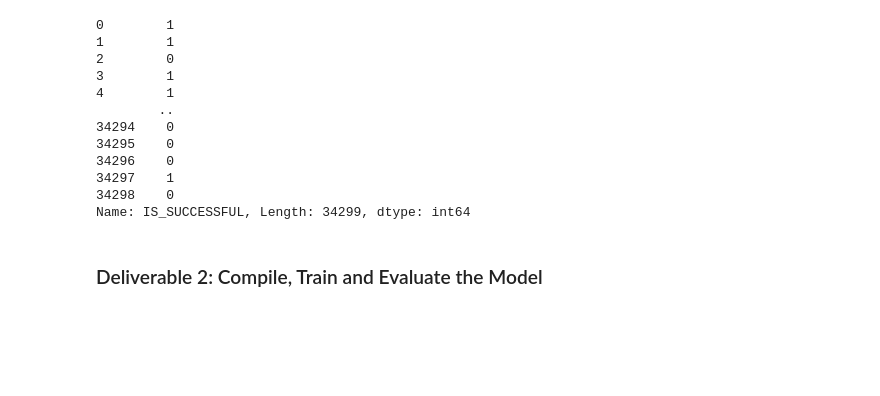
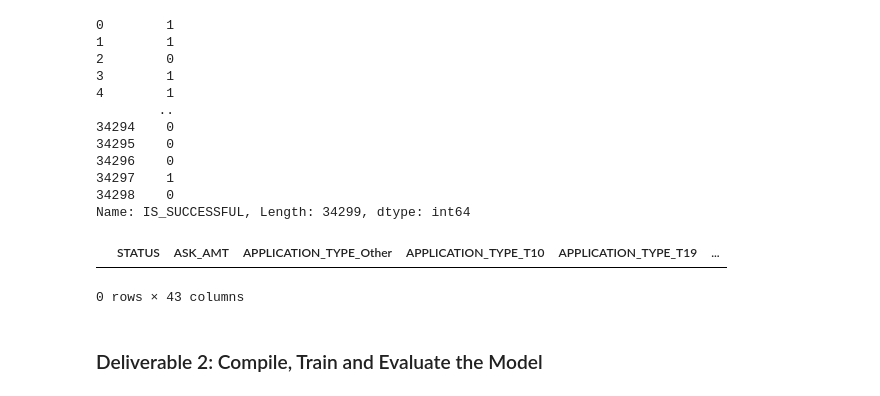
Before and after one commit to kaalrok/Neural_Network_Charity_Analysis, a Jupyter notebook: AlphabetSoupCharity.ipynb, the cells around one changed output. Saved outputs shown, nothing was run; the diff lists cells and outputs as text; code cells hidden in the pictures; blank space fills up the shorter version.

```diff
--- a/AlphabetSoupCharity.ipynb
+++ b/AlphabetSoupCharity.ipynb
@@ -273,6 +273,11 @@ X_scaler = scaler.fit(X_train)
 # Scale the data
 X_train_scaled = X_scaler.transform(X_train)
 X_test_scaled = X_scaler.transform(X_test)
+# %%
+X_train[ :0]
+# %% [output]
+|  | STATUS | ASK_AMT | APPLICATION_TYPE_Other | APPLICATION_TYPE_T10 | APPLICATION_TYPE_T19 | ... |
+0 rows × 43 columns
 # %% [markdown]
 ### Deliverable 2: Compile, Train and Evaluate the Model
 # %%
```
Also changed, not shown: parts of 1 cell of this notebook.
